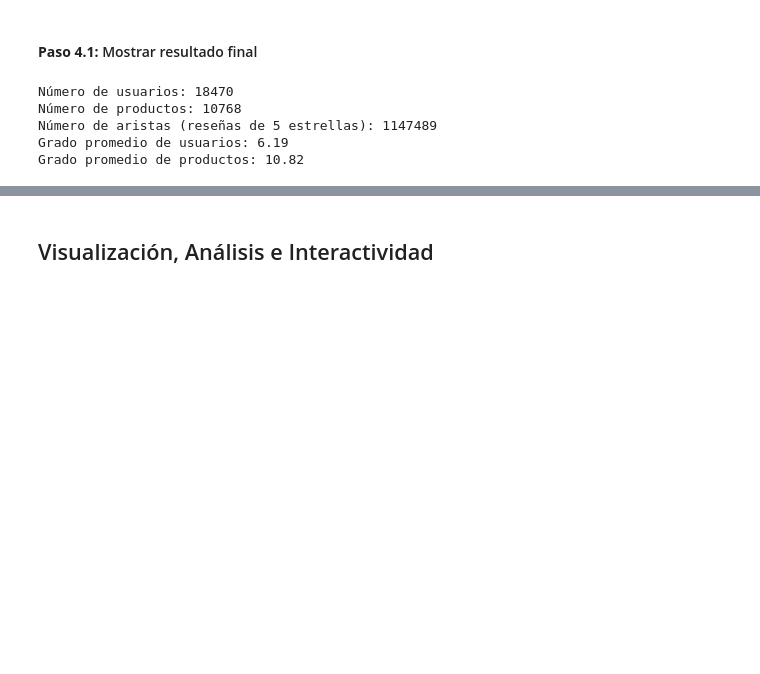
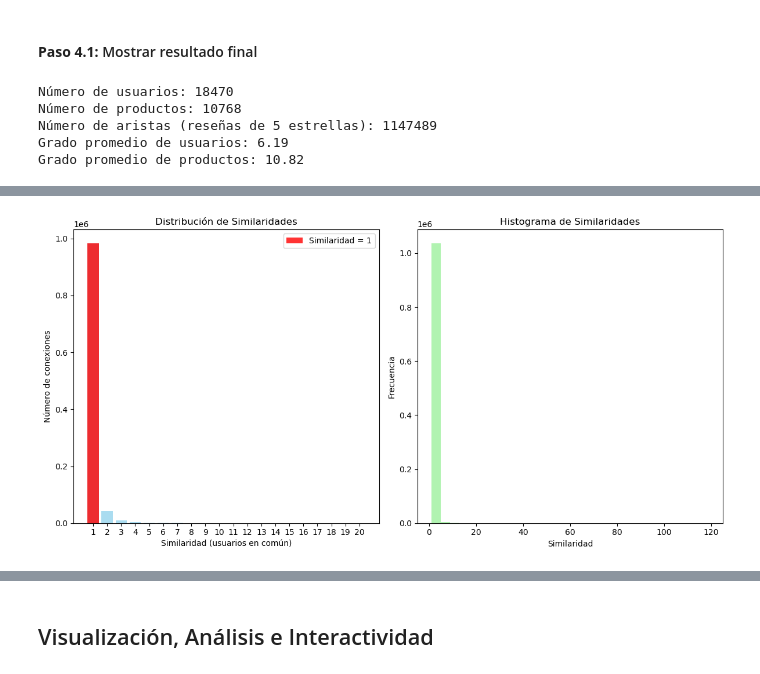
Before and after one commit to ChrisJMora/recommender_system_using_bipartite_network, a Jupyter notebook: src/app/main.ipynb, the cells around one changed output, grey strips where cells are left out. Drawn from its saved outputs; the diff is of its cells as text; code cells hidden in the pictures; blank space fills up the shorter version.

```diff
--- a/src/app/main.ipynb
+++ b/src/app/main.ipynb
@@ -317,0 +581,77 @@ Grado promedio de productos: 10.82
+# %%
+# SIMPLIFICACIÓN 10: Análisis estadístico más eficiente y conciso
+def analyze_similarities():
+    """
+    FUNCIÓN SIMPLIFICADA: Analiza distribución de similaridades
+
+    MEJORAS IMPLEMENTADAS:
+    - Función reutilizable en lugar de código suelto
+    - Cálculos estadísticos más eficientes usando numpy
+    - Eliminación de imports internos y cálculos redundantes
+    """
+    if product_network.number_of_edges() == 0:
+        print("No hay conexiones para analizar")
+        return
+
+    # SIMPLIFICACIÓN: Extracción directa de pesos sin lista intermedia innecesaria
+    weights = np.array([data['weight'] for _, _, data in product_network.edges(data=True)])
+
+    print("ANÁLISIS DE SIMILARIDADES")
+    print("=" * 30)
+    print(f"Conexiones: {len(weights):,}")
+    print(f"Rango: {weights.min()} - {weights.max()}")
+    print(f"Promedio: {weights.mean():.2f}")
+
+    # SIMPLIFICACIÓN: Usar numpy para estadísticas más eficientes
+    from collections import Counter
+    counts = Counter(weights)
+
+    # Mostrar distribución top 10 de forma más compacta
+    print(f"\nTop 10 similaridades:")
+    for weight in sorted(counts.keys())[:10]:
+        pct = (counts[weight] / len(weights)) * 100
+        print(f"  {weight}: {counts[weight]:,} ({pct:.1f}%)")
+
+    # Verificación de similaridad = 1 simplificada
+    sim_1 = counts.get(1, 0)
+    if sim_1 > 0:
+        print(f"\nSimilaridad = 1: {sim_1:,} casos ({sim_1/len(weights)*100:.1f}%)")
+    else:
+        print(f"\nNo hay similaridades = 1 (mínima: {weights.min()})")
+
+# Ejecutar análisis
+analyze_similarities()
+
+    # Gráfico de distribución
+    plt.figure(figsize=(12, 6))
+
+    # Limitar a los primeros 20 valores para mejor visualización
+    top_weights = sorted(weight_counts.keys())[:20]
+    top_counts = [weight_counts[w] for w in top_weights]
+
+    plt.subplot(1, 2, 1)
+    plt.bar(range(len(top_weights)), top_counts, color='skyblue', alpha=0.7)
+    plt.xlabel('Similaridad (usuarios en común)')
+    plt.ylabel('Número de conexiones')
+    plt.title('Distribución de Similaridades')
+    plt.xticks(range(len(top_weights)), top_weights)
+
+    # Resaltar similaridad = 1 si existe
+    if 1 in top_weights:
+        idx_1 = top_weights.index(1)
+        plt.bar(idx_1, top_counts[idx_1], color='red', alpha=0.8, label='Similaridad = 1')
+        plt.legend()
+
+    # Histograma
+    plt.subplot(1, 2, 2)
+    plt.hist(all_weights, bins=min(30, len(weight_counts)), alpha=0.7, color='lightgreen')
+    plt.xlabel('Similaridad')
+    plt.ylabel('Frecuencia')
+    plt.title('Histograma de Similaridades')
+
+    plt.tight_layout()
+    plt.show()
+
+else:
+    print("No hay conexiones en la red de productos para analizar")
+# %% [output]
@@ -317,0 +675 @@ Grado promedio de productos: 10.82
+[figure, added]
```
Also changed, not shown: parts of 19 cells of this notebook.
